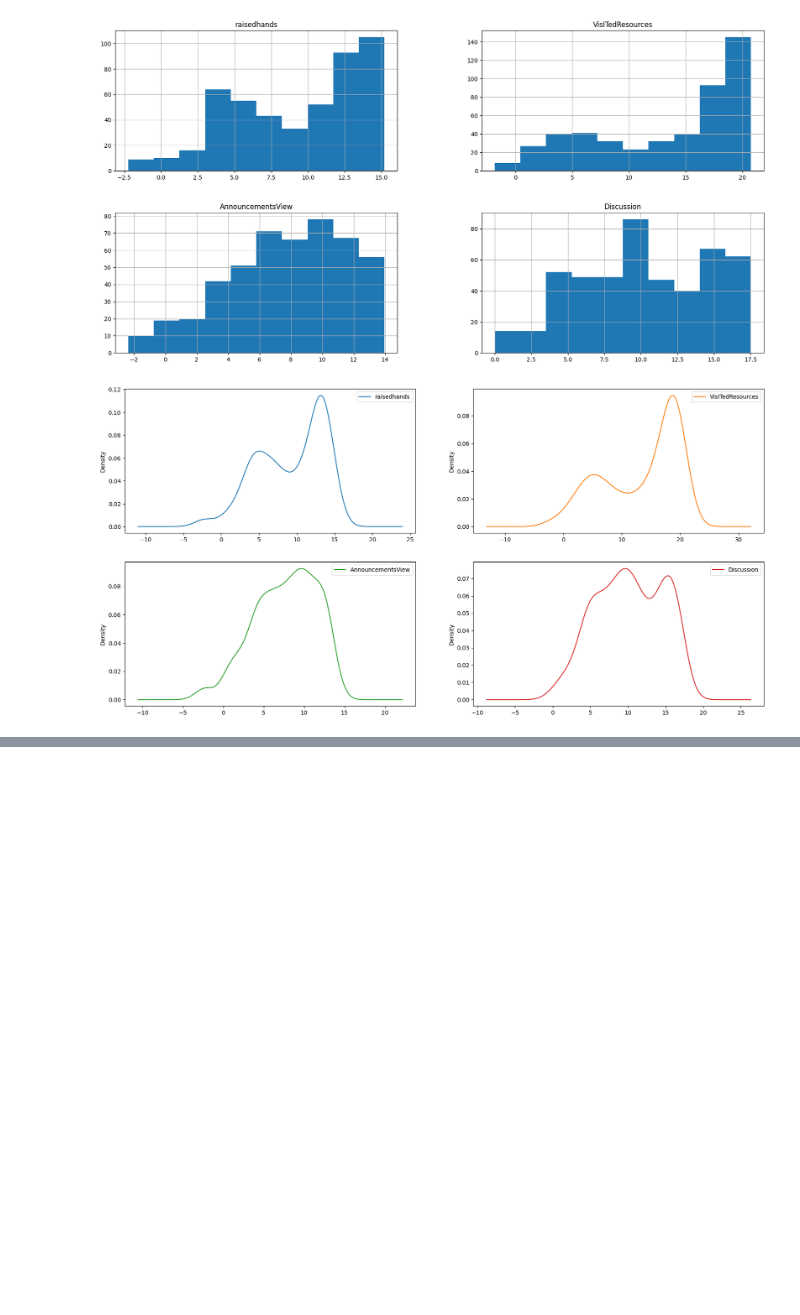
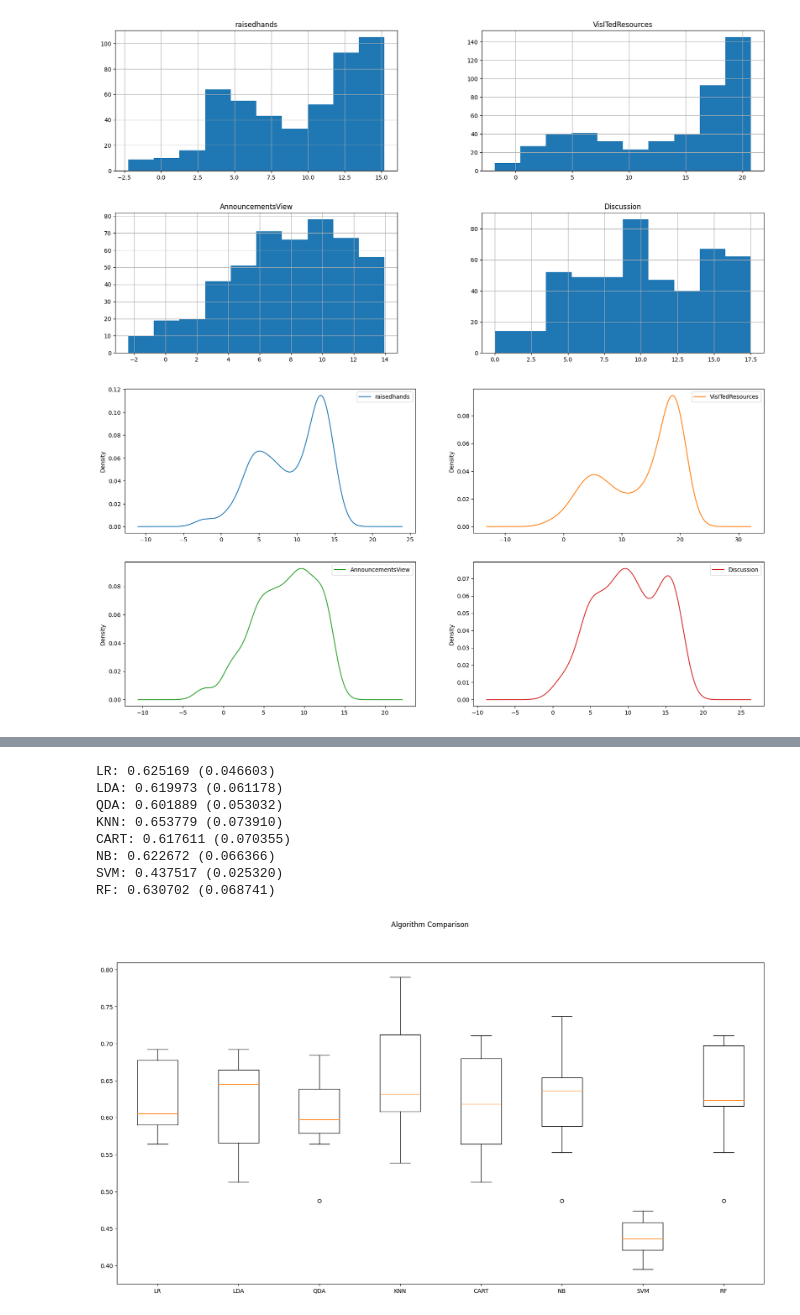
Before and after one commit to vanhalen42/student_academic_performance, a Jupyter notebook: simple_correlation_analysis copy.ipynb, the cells around one changed output, grey strips where cells are left out. Drawn from its saved outputs; the diff is of its cells as text; code cells hidden in the pictures; blank space fills up the shorter version.

Commit message:
regression

```diff
--- a/simple_correlation_analysis copy.ipynb
+++ b/simple_correlation_analysis copy.ipynb
@@ -340,0 +348,5 @@ data_numeric.head()
+# %%
+# logisitic regression on the data
+data_logistic = data_numeric.copy()
+data_logistic['Class'] = data['Class']
+data_logistic
@@ -340,0 +367,12 @@ data_numeric.head()
+# %%
+# split data into train and test sets
+from sklearn.model_selection import train_test_split
+
+X = data_logistic.drop('Class', axis=1)
+# convert class to numeric
+y = data_logistic['Class'].apply(lambda x: 0 if x == 'L' else 1 if x == 'M' else 2)
+X_train, X_test, y_train, y_test = train_test_split(X, y, test_size=0.2, random_state=42)
+
+# show data distribution
+print(y_train.value_counts())
+print(y_test.value_counts())
@@ -340,0 +390,53 @@ data_numeric.head()
+# %%
+# run multiple multi class classification models
+from sklearn.linear_model import LogisticRegression
+from sklearn.tree import DecisionTreeClassifier
+from sklearn.ensemble import RandomForestClassifier
+from sklearn.svm import SVC
+from sklearn.neighbors import KNeighborsClassifier
+from sklearn.naive_bayes import GaussianNB
+from sklearn.discriminant_analysis import LinearDiscriminantAnalysis
+from sklearn.discriminant_analysis import QuadraticDiscriminantAnalysis
+
+models = []
+models.append(('LR', LogisticRegression(solver='lbfgs', multi_class='auto', max_iter=1000)))
+models.append(('LDA', LinearDiscriminantAnalysis()))
+models.append(('QDA', QuadraticDiscriminantAnalysis()))
+models.append(('KNN', KNeighborsClassifier()))
+models.append(('CART', DecisionTreeClassifier()))
+models.append(('NB', GaussianNB()))
+models.append(('SVM', SVC(gamma='auto')))
+models.append(('RF', RandomForestClassifier(n_estimators=100)))
+
+# evaluate each model in turn
+from sklearn.model_selection import cross_val_score
+from sklearn.model_selection import StratifiedKFold
+from sklearn.metrics import accuracy_score
+
+results = []
+names = []
+for name, model in models:
+    kfold = StratifiedKFold(n_splits=10, random_state=42, shuffle=True)
+    cv_results = cross_val_score(model, X_train, y_train, cv=kfold, scoring='accuracy')
+    results.append(cv_results)
+    names.append(name)
+    msg = "%s: %f (%f)" % (name, cv_results.mean(), cv_results.std())
+    print(msg)
+
+# compare algorithms
+fig = plt.figure(figsize=(20, 10))
+fig.suptitle('Algorithm Comparison')
+ax = fig.add_subplot(111)
+plt.boxplot(results)
+ax.set_xticklabels(names)
+plt.show()
+# %% [output]
+LR: 0.625169 (0.046603)
+LDA: 0.619973 (0.061178)
+QDA: 0.601889 (0.053032)
+KNN: 0.653779 (0.073910)
+CART: 0.617611 (0.070355)
+NB: 0.622672 (0.066366)
+SVM: 0.437517 (0.025320)
+RF: 0.630702 (0.068741)
+[figure, added]
```
Also changed, not shown: parts of 9 cells of this notebook.
